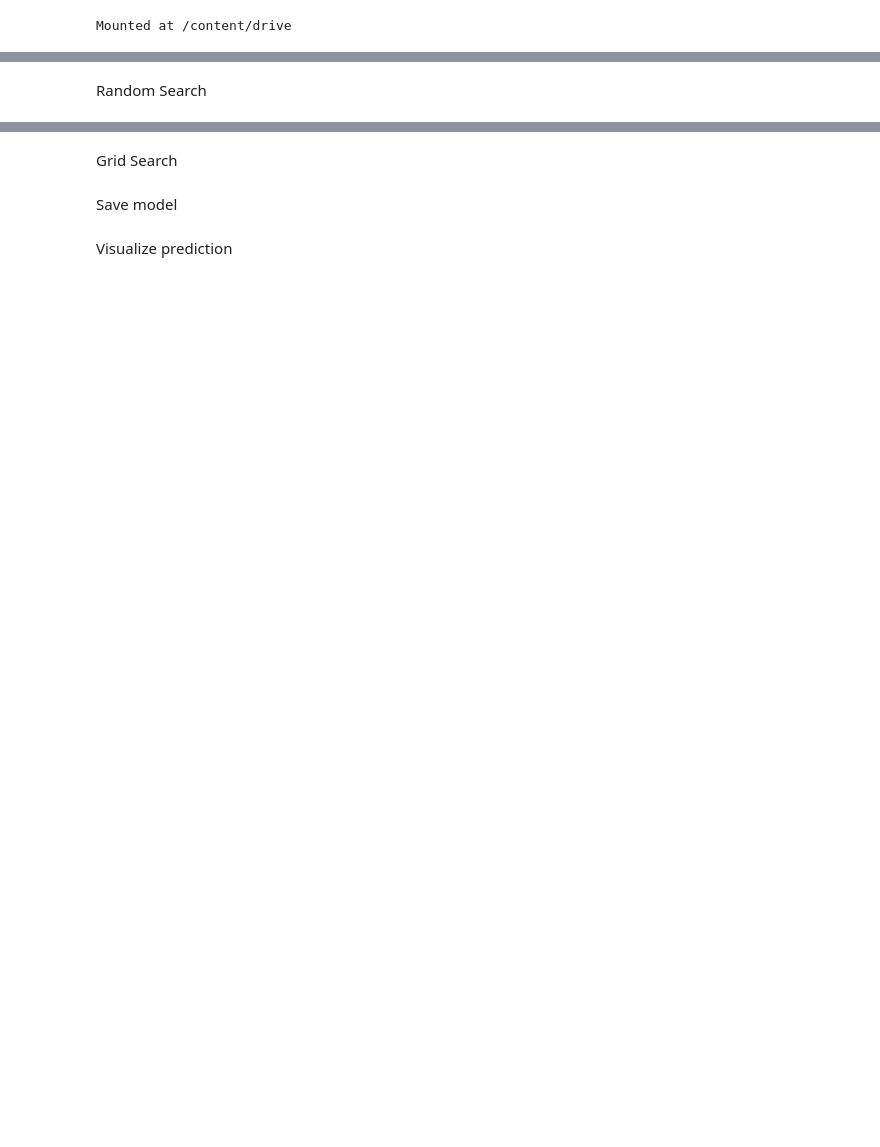
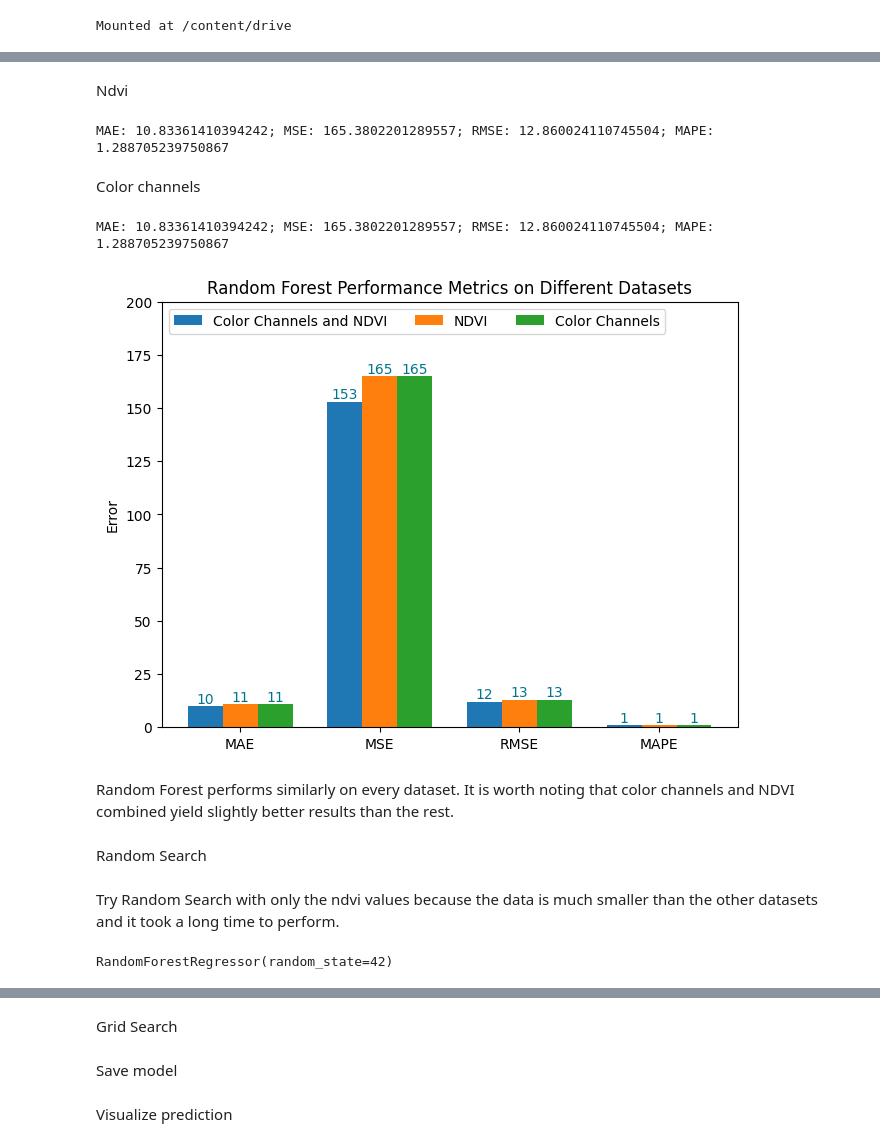
Before and after one commit to lgiesen/forest_height, a Jupyter notebook: notebooks/random_forest.ipynb, the cells around one changed output, grey strips where cells are left out. Drawn from its saved outputs; the diff is of its cells as text; code cells hidden in the pictures; blank space fills up the shorter version.

```diff
--- a/notebooks/random_forest.ipynb
+++ b/notebooks/random_forest.ipynb
@@ -32,5 +94,77 @@ y_test = pd.read_pickle("forest_height/data/y_test.pkl")
+# %% [markdown]
+Ndvi
+# %%
+X_train, y_train, X_test, y_test = load_data("ndvi")
+#reshape
+X_train, X_test = X_train.reshape(-1,1), X_test.reshape(-1,1)
+# initialize model
+rf_ndvi = RandomForestRegressor(random_state=42)
+# train model
+rf_ndvi.fit(X_train, y_train)
+# predict test set
+y_pred = rf_ndvi.predict(X_test)
+mae_ndvi, mse_ndvi, rmse_ndvi, mape_ndvi = evaluate_model(y_test, y_pred)
+# %% [output]
+MAE: 10.83361410394242; MSE: 165.3802201289557; RMSE: 12.860024110745504; MAPE: 1.288705239750867
+# %% [markdown]
+Color channels
+# %%
+load_data("color_channels")
+# initialize model
+rf_color_channels = RandomForestRegressor(random_state=42)
+# train model
+rf_color_channels.fit(X_train, y_train)
+# predict test set
+y_pred = rf_color_channels.predict(X_test)
+mae_color_channels, mse_color_channels, rmse_color_channels, mape_color_channels = evaluate_model(y_test, y_pred)
+# %% [output]
+MAE: 10.83361410394242; MSE: 165.3802201289557; RMSE: 12.860024110745504; MAPE: 1.288705239750867
+# %%
+group = ("MAE", "MSE", "RMSE", "MAPE")
+errors = {
+    'Color Channels and NDVI': (mae_color_channels_ndvi, mse_color_channels_ndvi, rmse_color_channels_ndvi, mape_color_channels_ndvi),
+    'NDVI': (mae_ndvi, mse_ndvi, rmse_ndvi, mape_ndvi),
+    'Color Channels': (mae_color_channels, mse_color_channels, rmse_color_channels, mape_color_channels),
+}
+
+x = np.arange(len(group))  # the label locations
+width = 0.25  # the width of the bars
+multiplier = 0
+
+fig, ax = plt.subplots(layout='constrained')
+
+for attribute, measurement in errors.items():
+    offset = width * multiplier
+    rects = ax.bar(x + offset, np.round(measurement), width, label=attribute)
+    ax.bar_label(rects, padding=0, color="#01748F")
+    multiplier += 1
+
+# Add some text for labels, title and custom x-axis tick labels, etc.
+ax.set_ylabel('Error')
+ax.set_title('Random Forest Performance Metrics on Different Datasets')
+ax.set_xticks(x + width, group)
+ax.legend(loc='upper left', ncols=3)
+ax.set_ylim(0, 200)
+
+plt.show()
+# %% [output]
+[figure, added]
+# %% [markdown]
+Random Forest performs similarly on every dataset. It is worth noting that color channels and NDVI combined yield slightly better results than the rest.
 # %% [markdown]
 Random Search
+# %% [markdown]
+Try Random Search with only the ndvi values because the data is much smaller than the other datasets and it took a long time to perform.
+# %%
+X_train, y_train, X_test, y_test = load_data("ndvi")
+#reshape
+X_train, X_test = X_train.reshape(-1,1), X_test.reshape(-1,1)
+# initialize model
+rf_ndvi = RandomForestRegressor(random_state=42)
+# train model
+rf_ndvi.fit(X_train, y_train)
+# %% [output]
+RandomForestRegressor(random_state=42)
 # %%
 import numpy as np
 # Number of trees in random forest
```
Also changed, not shown: parts of 17 cells of this notebook.
